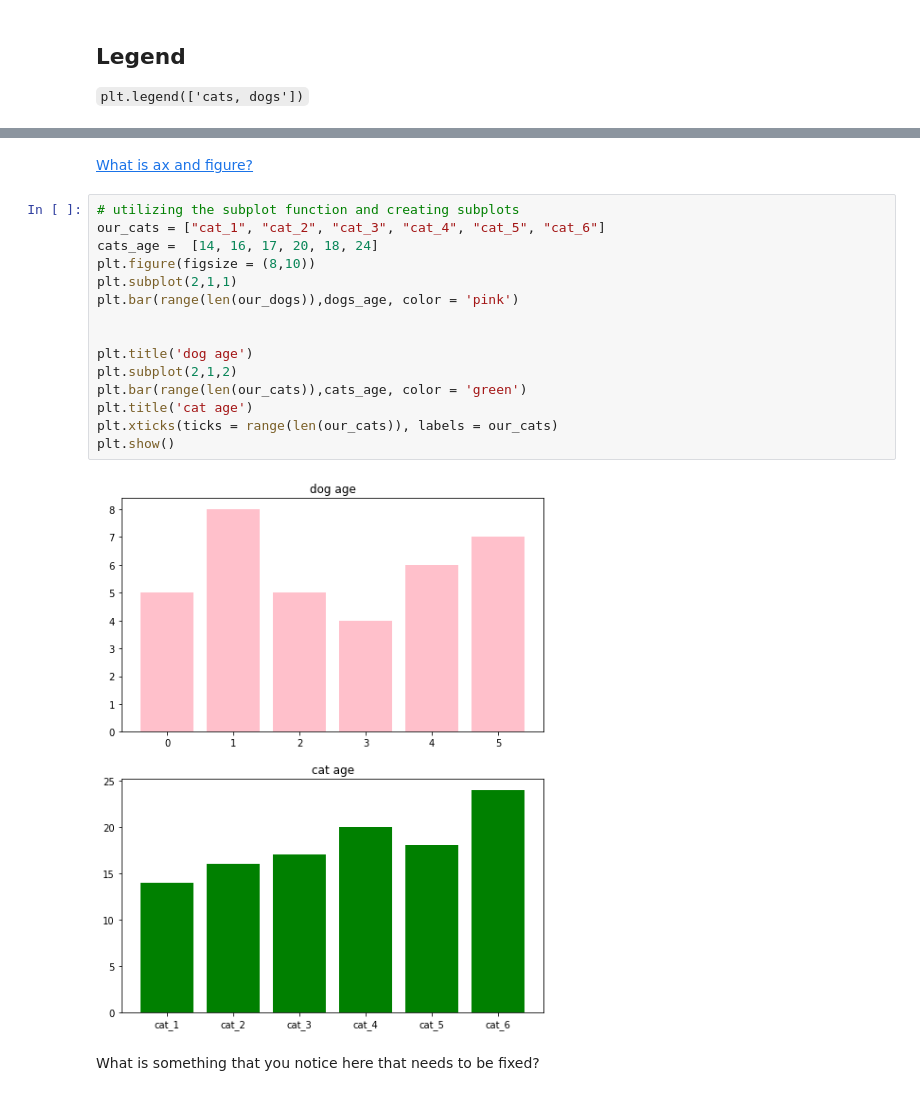
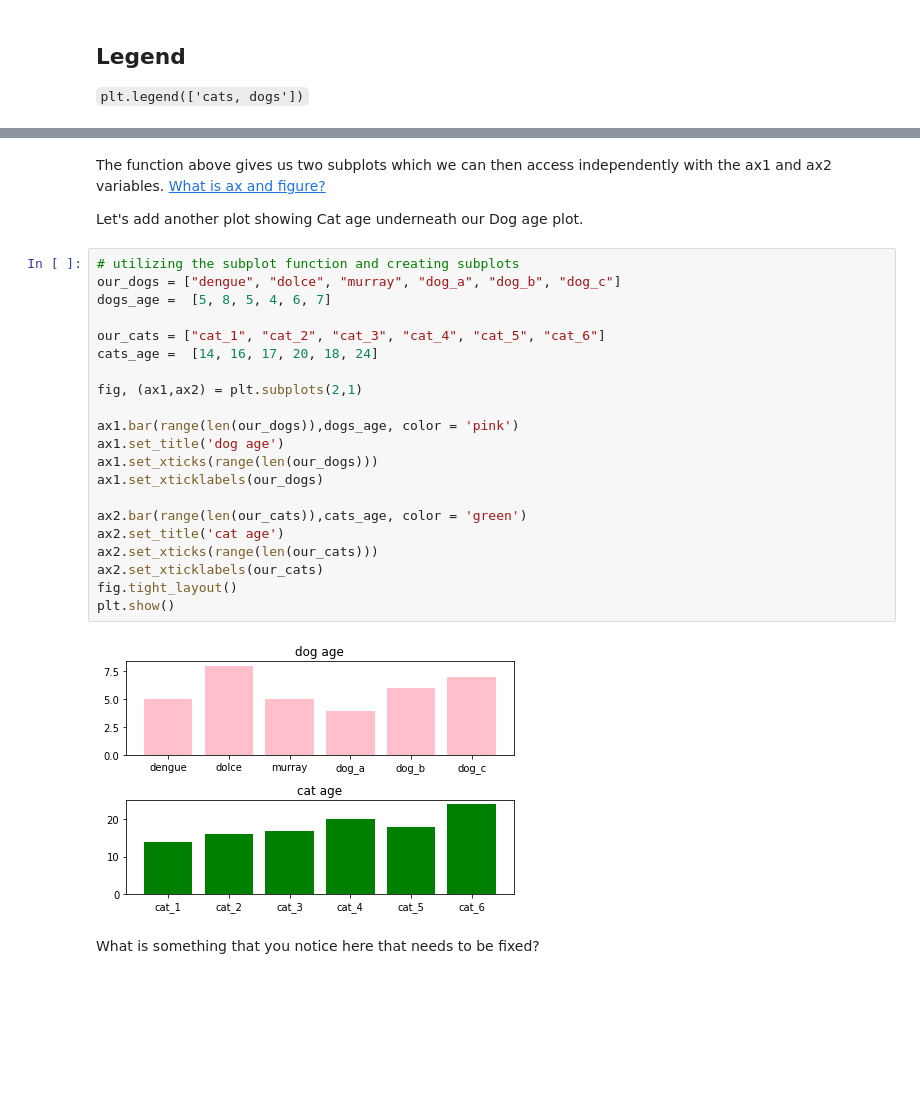
Before and after one commit to learn-co-students/Chicago-ds-012720, a Jupyter notebook: module_1/week_2/day_6_viz/matplotlib_viz.ipynb, the cells around one changed output, grey strips where cells are left out. Drawn from its saved outputs; the diff is of its cells as text; blank space fills up the shorter version.

```diff
--- a/module_1/week_2/day_6_viz/matplotlib_viz.ipynb
+++ b/module_1/week_2/day_6_viz/matplotlib_viz.ipynb
@@ -111,22 +130,31 @@ plt.legend(['cats, dogs'])
 # %% [markdown]
+The function above gives us two subplots which we can then access independently with the ax1 and ax2 variables.
 [What is ax and figure?](https://stackoverflow.com/questions/34162443/why-do-many-examples-use-fig-ax-plt-subplots-in-matplotlib-pyplot-python)
+
+Let's add another plot showing Cat age underneath our Dog age plot.
 # %%
 # utilizing the subplot function and creating subplots
+our_dogs = ["dengue", "dolce", "murray", "dog_a", "dog_b", "dog_c"]
+dogs_age =  [5, 8, 5, 4, 6, 7]
+
 our_cats = ["cat_1", "cat_2", "cat_3", "cat_4", "cat_5", "cat_6"]
 cats_age =  [14, 16, 17, 20, 18, 24]
-plt.figure(figsize = (8,10))
-plt.subplot(2,1,1)
-plt.bar(range(len(our_dogs)),dogs_age, color = 'pink')
 
+fig, (ax1,ax2) = plt.subplots(2,1)
 
-plt.title('dog age')
-plt.subplot(2,1,2)
-plt.bar(range(len(our_cats)),cats_age, color = 'green')
-plt.title('cat age')
-plt.xticks(ticks = range(len(our_cats)), labels = our_cats)
+ax1.bar(range(len(our_dogs)),dogs_age, color = 'pink')
+ax1.set_title('dog age')
+ax1.set_xticks(range(len(our_dogs)))
+ax1.set_xticklabels(our_dogs)
+
+ax2.bar(range(len(our_cats)),cats_age, color = 'green')
+ax2.set_title('cat age')
+ax2.set_xticks(range(len(our_cats)))
+ax2.set_xticklabels(our_cats)
+fig.tight_layout()
 plt.show()
 # %% [output]
-[figure, old version]
+[figure, new version]
 # %% [markdown]
 What is something that you notice here that needs to be fixed?
 # %%
```
Also changed, not shown: parts of 13 cells of this notebook.
